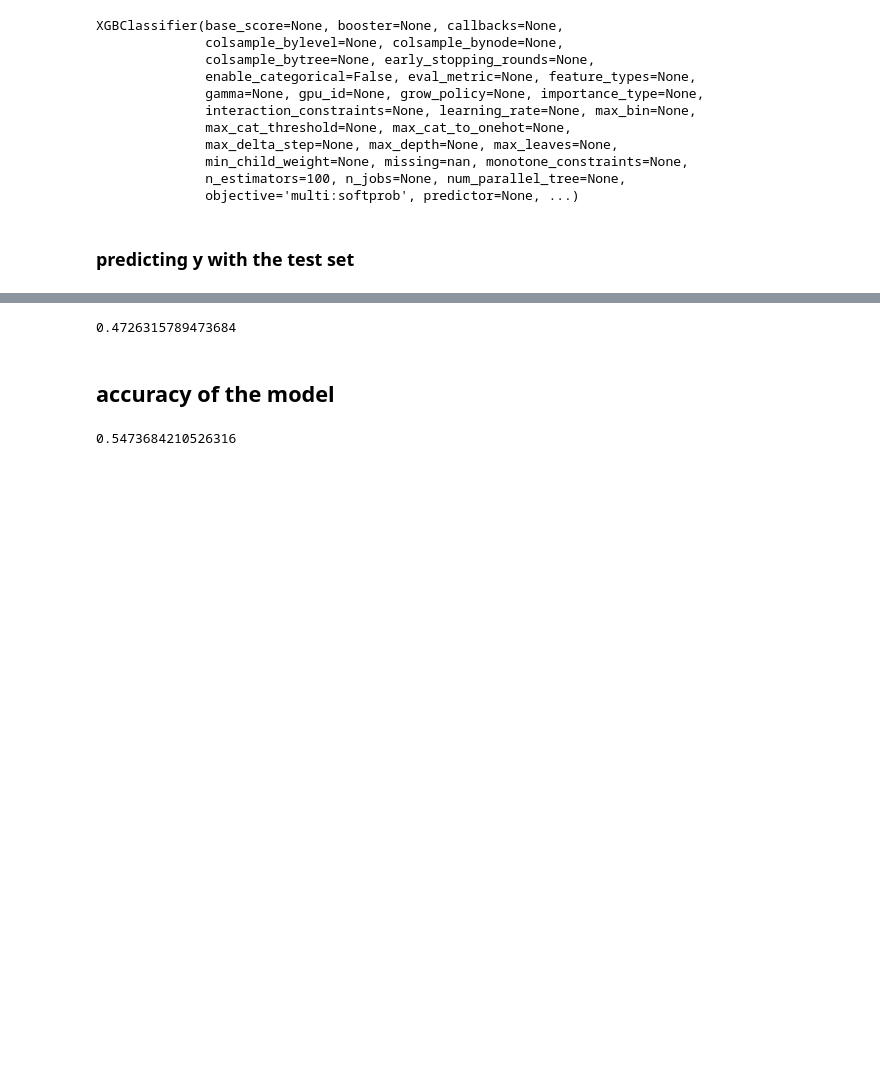
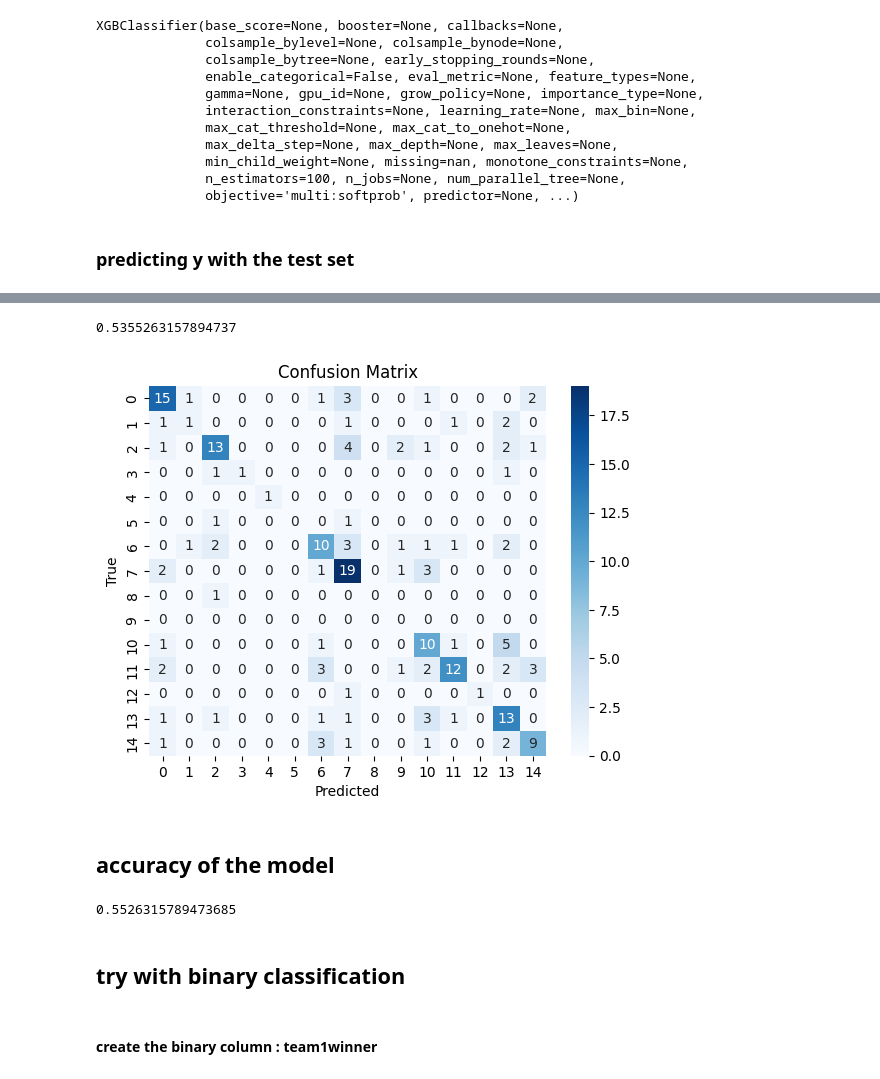
Before and after one commit to patrickevans29/ipl_prediction_model, a Jupyter notebook: notebooks/XGboost_model.ipynb, the cells around one changed output, grey strips where cells are left out. Drawn from its saved outputs; the diff is of its cells as text; code cells hidden in the pictures; blank space fills up the shorter version.

Commit message:
XGboost Model, accuracy = 0.54

```diff
--- a/notebooks/XGboost_model.ipynb
+++ b/notebooks/XGboost_model.ipynb
@@ -14,4 +20,4 @@ from sklearn.metrics import accuracy_score
 # %% [markdown]
 # Loading data
 # %%
-df = pd.read_csv("/home/thibault/code/patrickevans29/ipl_prediction_model/raw_data/final_to_model_df.csv")
+df_xg = pd.read_csv("/home/thibault/code/patrickevans29/ipl_prediction_model/raw_data/final_to_model_df.csv")
@@ -20,3 +24,5 @@ df = df.copy()
+# %%
+df = df_xg.copy()
 # %%
 df.head()
 # %% [output]
@@ -190,4 +211,0 @@ scores = cross_val_score(model, X_encoded, y_encoded, cv=5, scoring='accuracy')
-# %%
-scores.mean()
-# %% [output]
-0.4726315789473684
@@ -193,0 +215,4 @@ scores.mean()
+# %%
+score.mean()
+# %% [output]
+0.5355263157894737
@@ -194,7 +221,22 @@ scores.mean()
+# %%
+from sklearn.metrics import confusion_matrix
+
+cm = confusion_matrix(y_test, y_pred)
+
+# Plot the confusion matrix using seaborn
+sns.heatmap(cm, annot=True, fmt="d", cmap="Blues")
+plt.xlabel("Predicted")
+plt.ylabel("True")
+plt.title("Confusion Matrix")
+plt.show()
+# %% [output]
+[figure, added]
 # %% [markdown]
 ## accuracy of the model
 # %%
 accuracy = accuracy_score(y_test, y_pred)
 accuracy
 # %% [output]
-0.5473684210526316
+0.5526315789473685
+# %% [markdown]
+## try with binary classification
@@ -200,0 +245,2 @@ accuracy
+# %% [markdown]
+#### create the binary column : team1winner
```
Also changed, not shown: parts of 71 cells of this notebook.
